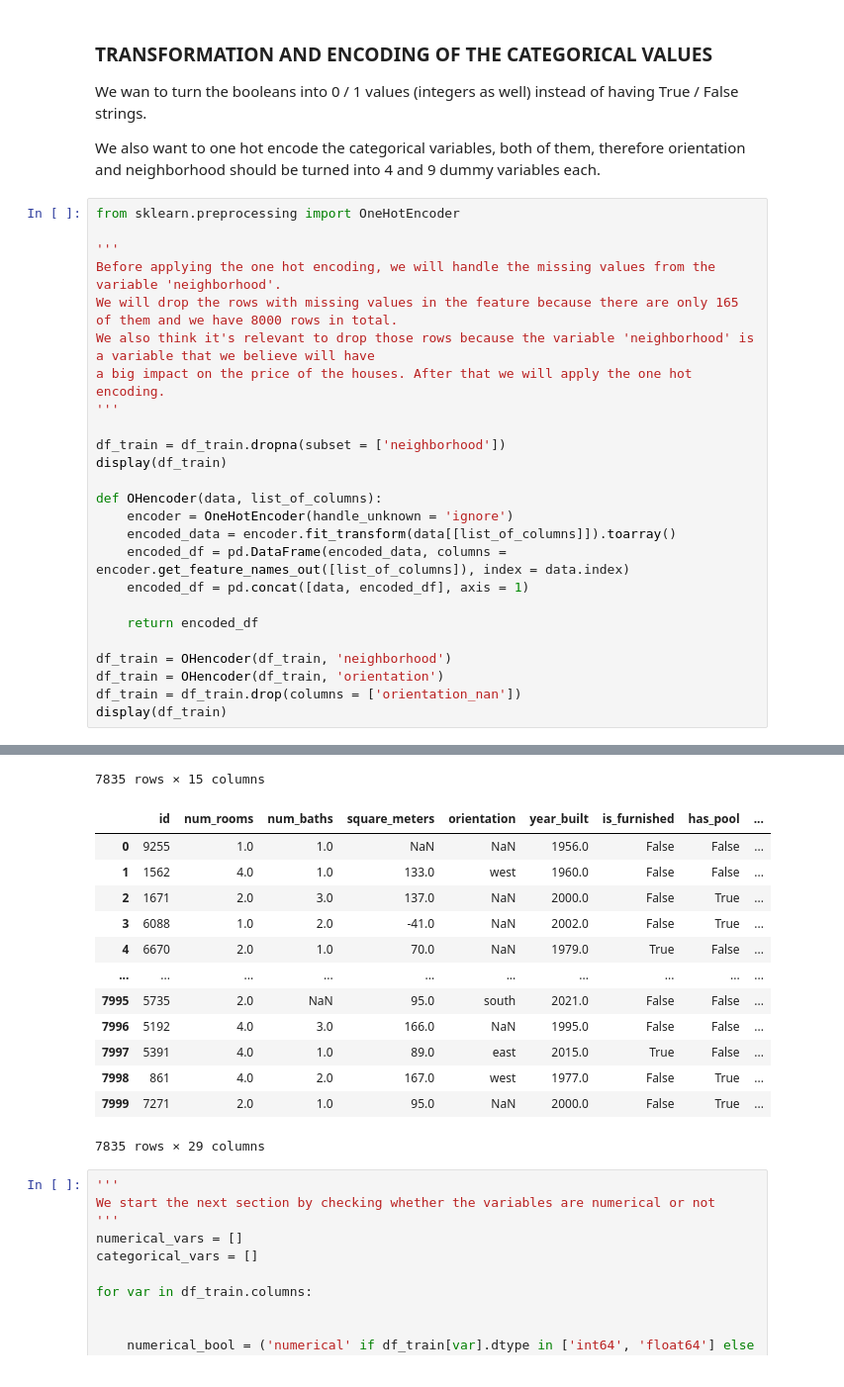
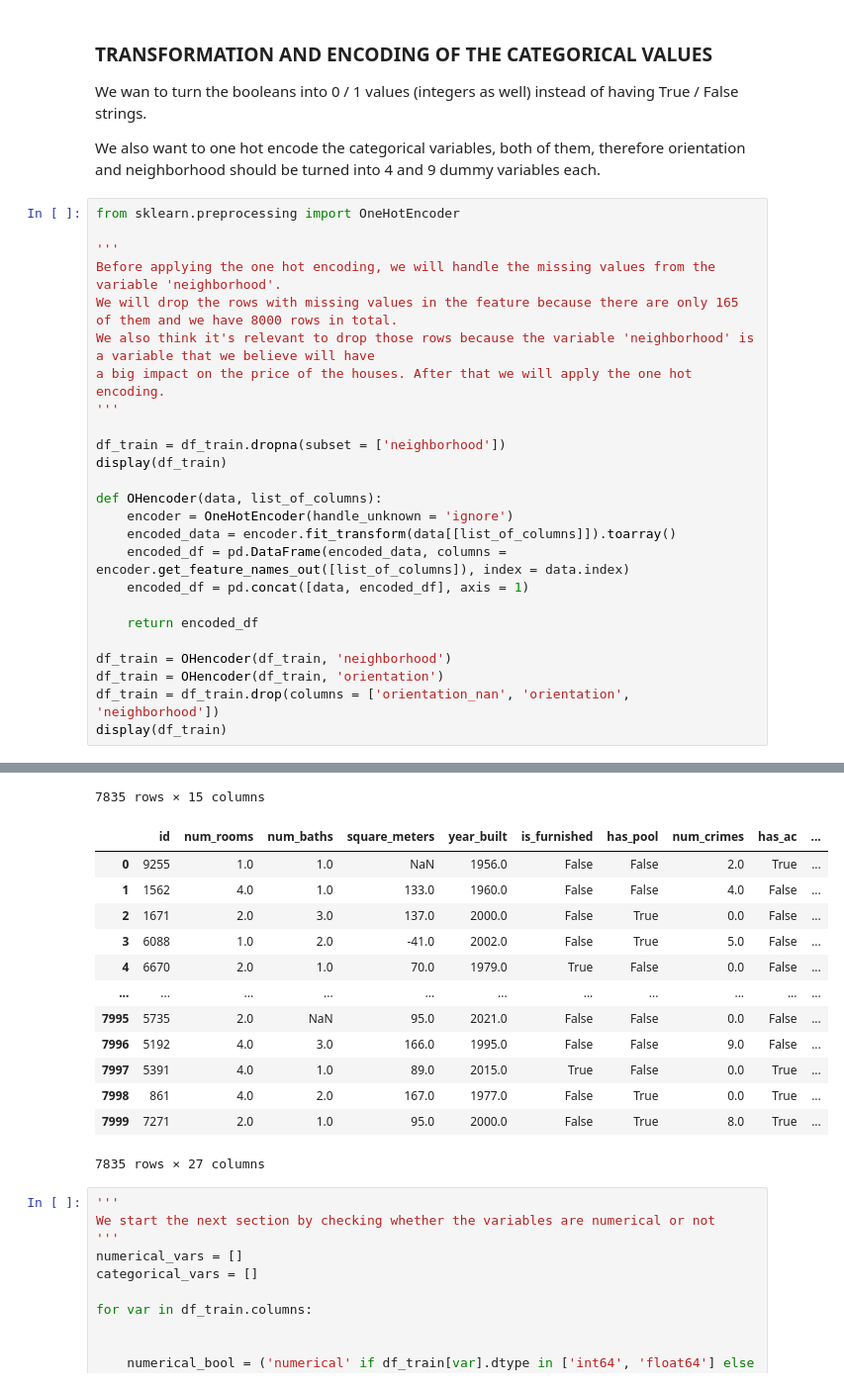
Before and after one commit to monbiote/Barcelona_Apartment_Price_Predictor, a Jupyter notebook: Sarria_nb.ipynb, the cells around one changed output, grey strips where cells are left out. Shown at 99% size. Cells and saved outputs as stored; diff of their text form.

```diff
--- a/Sarria_nb.ipynb
+++ b/Sarria_nb.ipynb
@@ -276,47 +276,47 @@ a big impact on the price of the houses. After that we will apply the one hot en
 '''
 
 df_train = df_train.dropna(subset = ['neighborhood'])
 display(df_train)
 
 def OHencoder(data, list_of_columns):
     encoder = OneHotEncoder(handle_unknown = 'ignore')
     encoded_data = encoder.fit_transform(data[[list_of_columns]]).toarray()
     encoded_df = pd.DataFrame(encoded_data, columns = encoder.get_feature_names_out([list_of_columns]), index = data.index)
     encoded_df = pd.concat([data, encoded_df], axis = 1)
 
     return encoded_df
 
 df_train = OHencoder(df_train, 'neighborhood')
 df_train = OHencoder(df_train, 'orientation')
-df_train = df_train.drop(columns = ['orientation_nan'])
+df_train = df_train.drop(columns = ['orientation_nan', 'orientation', 'neighborhood'])
 display(df_train)
 # %% [output]
 |  | id | num_rooms | num_baths | square_meters | orientation | year_built | is_furnished | has_pool | ... |
 | 0 | 9255 | 1.0 | 1.0 | NaN | NaN | 1956.0 | False | False | ... |
 | 1 | 1562 | 4.0 | 1.0 | 133.0 | west | 1960.0 | False | False | ... |
 | 2 | 1671 | 2.0 | 3.0 | 137.0 | NaN | 2000.0 | False | True | ... |
 | 3 | 6088 | 1.0 | 2.0 | -41.0 | NaN | 2002.0 | False | True | ... |
 | 4 | 6670 | 2.0 | 1.0 | 70.0 | NaN | 1979.0 | True | False | ... |
 | ... | ... | ... | ... | ... | ... | ... | ... | ... | ... |
 | 7995 | 5735 | 2.0 | NaN | 95.0 | south | 2021.0 | False | False | ... |
 | 7996 | 5192 | 4.0 | 3.0 | 166.0 | NaN | 1995.0 | False | False | ... |
 | 7997 | 5391 | 4.0 | 1.0 | 89.0 | east | 2015.0 | True | False | ... |
 | 7998 | 861 | 4.0 | 2.0 | 167.0 | west | 1977.0 | False | True | ... |
 | 7999 | 7271 | 2.0 | 1.0 | 95.0 | NaN | 2000.0 | False | True | ... |
 7835 rows × 15 columns
-|  | id | num_rooms | num_baths | square_meters | orientation | year_built | is_furnished | has_pool | ... |
-| 0 | 9255 | 1.0 | 1.0 | NaN | NaN | 1956.0 | False | False | ... |
-| 1 | 1562 | 4.0 | 1.0 | 133.0 | west | 1960.0 | False | False | ... |
-| 2 | 1671 | 2.0 | 3.0 | 137.0 | NaN | 2000.0 | False | True | ... |
-| 3 | 6088 | 1.0 | 2.0 | -41.0 | NaN | 2002.0 | False | True | ... |
-| 4 | 6670 | 2.0 | 1.0 | 70.0 | NaN | 1979.0 | True | False | ... |
-| ... | ... | ... | ... | ... | ... | ... | ... | ... | ... |
-| 7995 | 5735 | 2.0 | NaN | 95.0 | south | 2021.0 | False | False | ... |
-| 7996 | 5192 | 4.0 | 3.0 | 166.0 | NaN | 1995.0 | False | False | ... |
-| 7997 | 5391 | 4.0 | 1.0 | 89.0 | east | 2015.0 | True | False | ... |
-| 7998 | 861 | 4.0 | 2.0 | 167.0 | west | 1977.0 | False | True | ... |
-| 7999 | 7271 | 2.0 | 1.0 | 95.0 | NaN | 2000.0 | False | True | ... |
+|  | id | num_rooms | num_baths | square_meters | year_built | is_furnished | has_pool | num_crimes | has_ac | ... |
+| 0 | 9255 | 1.0 | 1.0 | NaN | 1956.0 | False | False | 2.0 | True | ... |
+| 1 | 1562 | 4.0 | 1.0 | 133.0 | 1960.0 | False | False | 4.0 | False | ... |
+| 2 | 1671 | 2.0 | 3.0 | 137.0 | 2000.0 | False | True | 0.0 | False | ... |
+| 3 | 6088 | 1.0 | 2.0 | -41.0 | 2002.0 | False | True | 5.0 | False | ... |
+| 4 | 6670 | 2.0 | 1.0 | 70.0 | 1979.0 | True | False | 0.0 | False | ... |
+| ... | ... | ... | ... | ... | ... | ... | ... | ... | ... | ... |
+| 7995 | 5735 | 2.0 | NaN | 95.0 | 2021.0 | False | False | 0.0 | False | ... |
+| 7996 | 5192 | 4.0 | 3.0 | 166.0 | 1995.0 | False | False | 9.0 | False | ... |
+| 7997 | 5391 | 4.0 | 1.0 | 89.0 | 2015.0 | True | False | 0.0 | True | ... |
+| 7998 | 861 | 4.0 | 2.0 | 167.0 | 1977.0 | False | True | 0.0 | True | ... |
+| 7999 | 7271 | 2.0 | 1.0 | 95.0 | 2000.0 | False | True | 8.0 | True | ... |
-7835 rows × 29 columns
+7835 rows × 27 columns
 # %%
 '''
 We start the next section by checking whether the variables are numerical or not
```
Also changed, not shown: 1 other file.
